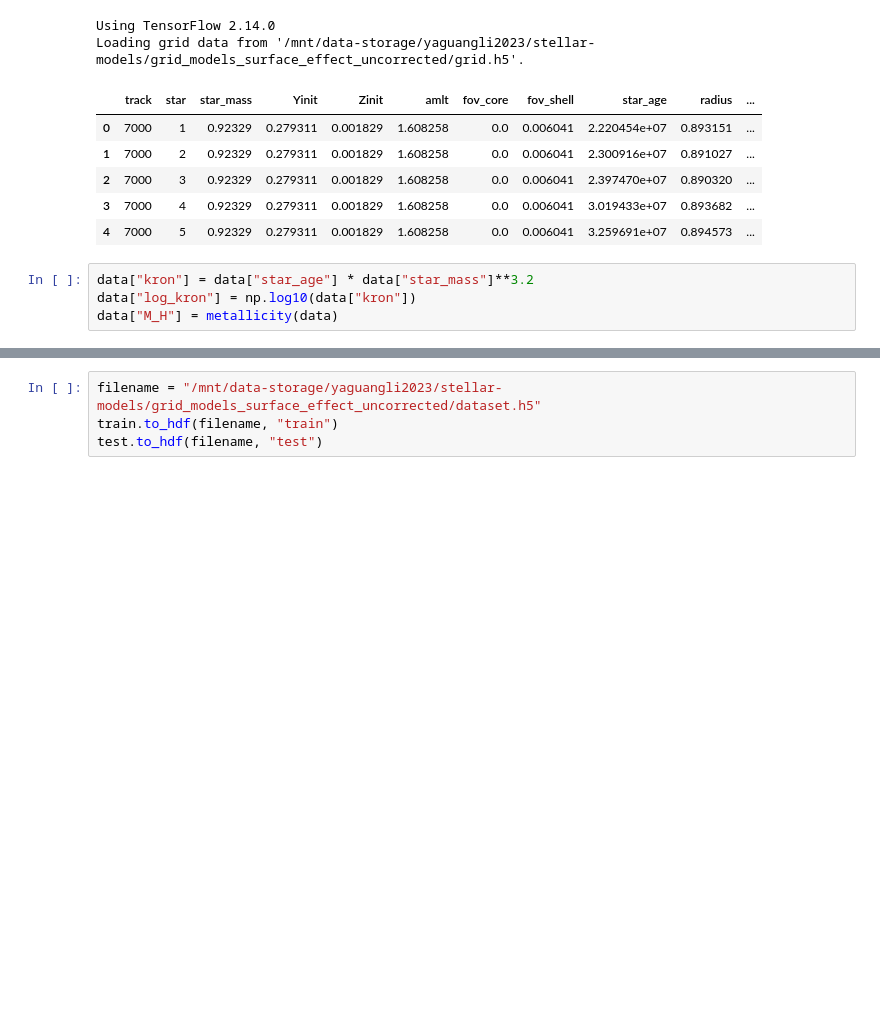
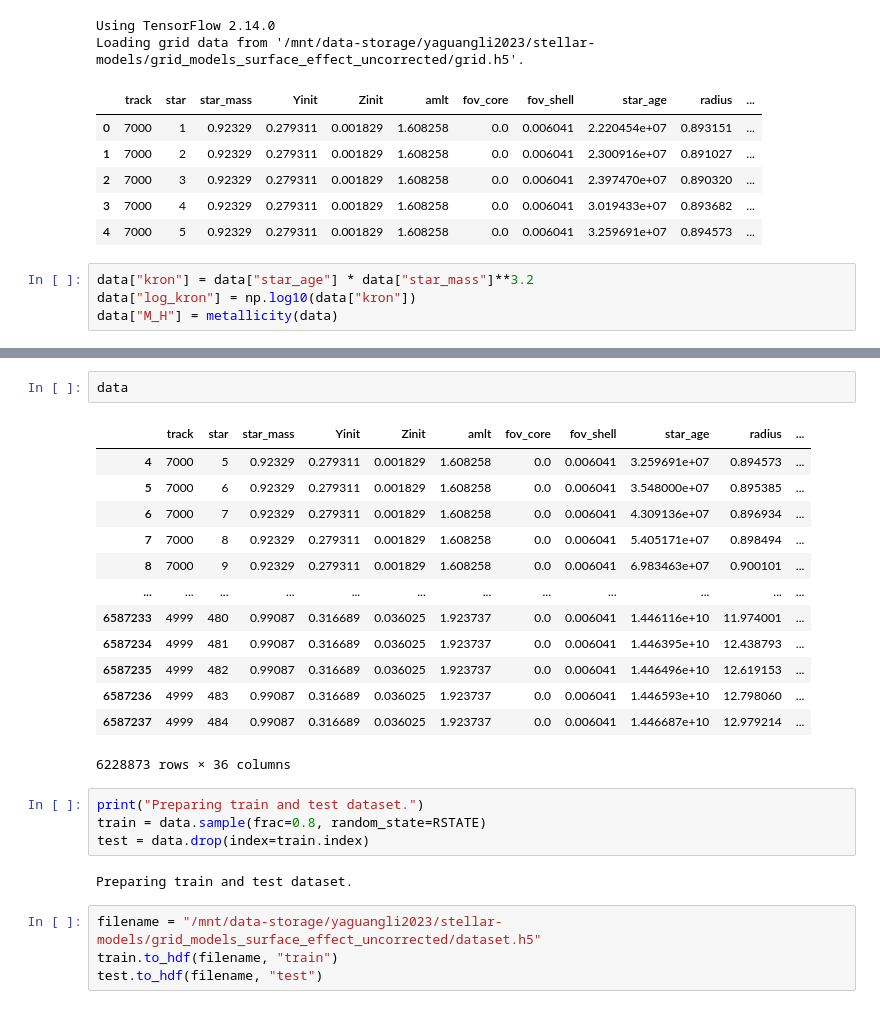
Before and after one commit to alexlyttle/stellar-emulator, a Jupyter notebook: notebook/train-test-split.ipynb, the cells around one changed output, grey strips where cells are left out. Drawn from its saved outputs; the diff is of its cells as text; blank space fills up the shorter version.

```diff
--- a/notebook/train-test-split.ipynb
+++ b/notebook/train-test-split.ipynb
@@ -77,3 +145,25 @@ Preparing train and test dataset.
+# %%
+data
+# %% [output]
+|  | track | star | star_mass | Yinit | Zinit | amlt | fov_core | fov_shell | star_age | radius | ... |
+| 4 | 7000 | 5 | 0.92329 | 0.279311 | 0.001829 | 1.608258 | 0.0 | 0.006041 | 3.259691e+07 | 0.894573 | ... |
+| 5 | 7000 | 6 | 0.92329 | 0.279311 | 0.001829 | 1.608258 | 0.0 | 0.006041 | 3.548000e+07 | 0.895385 | ... |
+| 6 | 7000 | 7 | 0.92329 | 0.279311 | 0.001829 | 1.608258 | 0.0 | 0.006041 | 4.309136e+07 | 0.896934 | ... |
+| 7 | 7000 | 8 | 0.92329 | 0.279311 | 0.001829 | 1.608258 | 0.0 | 0.006041 | 5.405171e+07 | 0.898494 | ... |
+| 8 | 7000 | 9 | 0.92329 | 0.279311 | 0.001829 | 1.608258 | 0.0 | 0.006041 | 6.983463e+07 | 0.900101 | ... |
+| ... | ... | ... | ... | ... | ... | ... | ... | ... | ... | ... | ... |
+| 6587233 | 4999 | 480 | 0.99087 | 0.316689 | 0.036025 | 1.923737 | 0.0 | 0.006041 | 1.446116e+10 | 11.974001 | ... |
+| 6587234 | 4999 | 481 | 0.99087 | 0.316689 | 0.036025 | 1.923737 | 0.0 | 0.006041 | 1.446395e+10 | 12.438793 | ... |
+| 6587235 | 4999 | 482 | 0.99087 | 0.316689 | 0.036025 | 1.923737 | 0.0 | 0.006041 | 1.446496e+10 | 12.619153 | ... |
+| 6587236 | 4999 | 483 | 0.99087 | 0.316689 | 0.036025 | 1.923737 | 0.0 | 0.006041 | 1.446593e+10 | 12.798060 | ... |
+| 6587237 | 4999 | 484 | 0.99087 | 0.316689 | 0.036025 | 1.923737 | 0.0 | 0.006041 | 1.446687e+10 | 12.979214 | ... |
+6228873 rows × 36 columns
+# %%
+print("Preparing train and test dataset.")
+train = data.sample(frac=0.8, random_state=RSTATE)
+test = data.drop(index=train.index)
+# %% [output]
+Preparing train and test dataset.
 # %%
 filename = "/mnt/data-storage/yaguangli2023/stellar-models/grid_models_surface_effect_uncorrected/dataset.h5"
 train.to_hdf(filename, "train")
```
Also changed, not shown: parts of 14 cells of this notebook.
